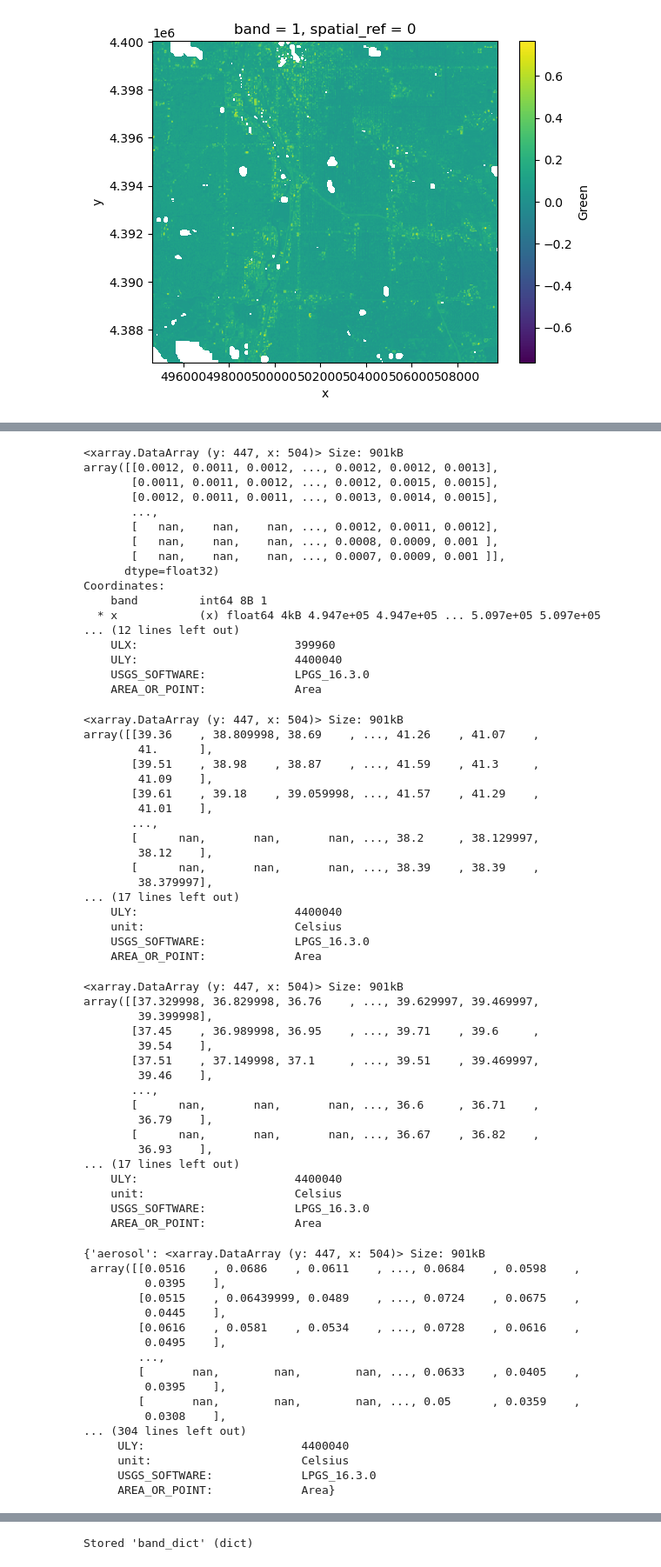
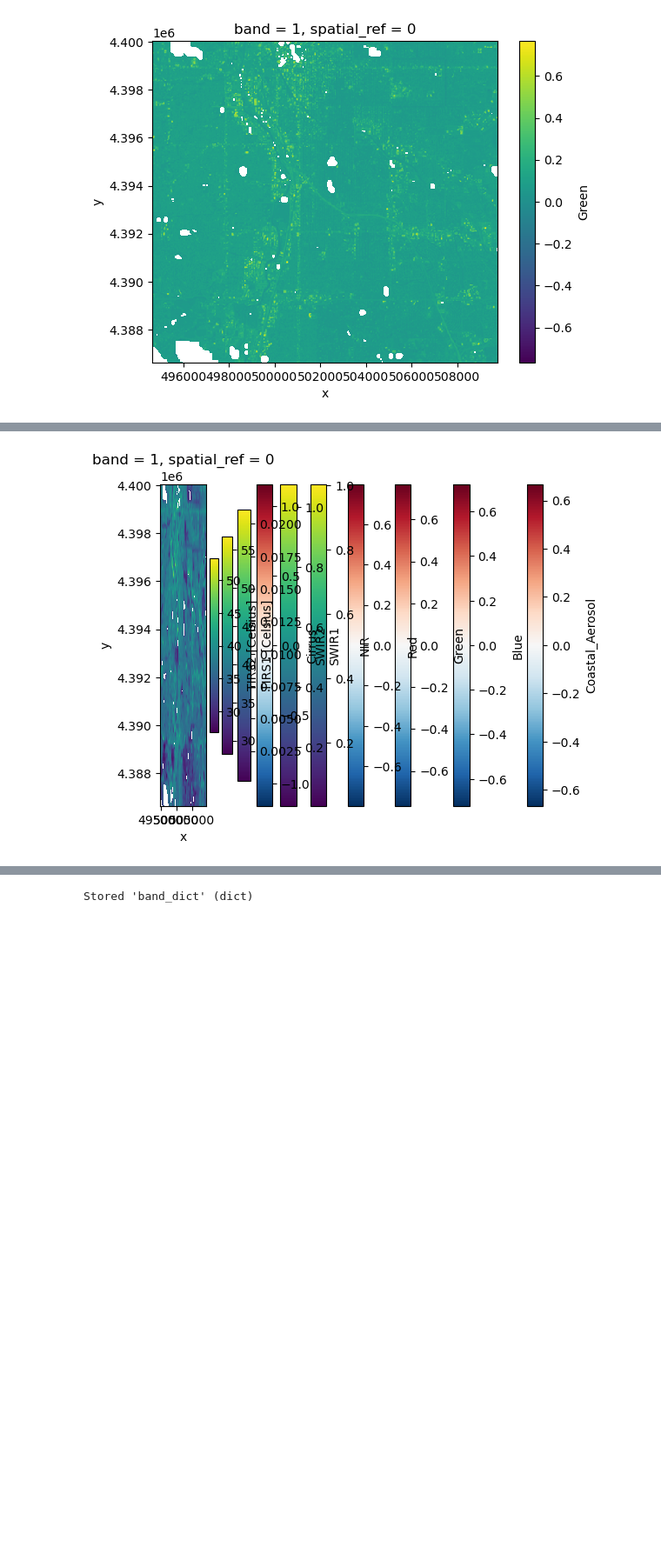
Before and after one commit to earthlab-education/03-redlining-amarangunic, a Jupyter notebook: notebooks/redlining-32-wrangle-multispectral.ipynb, the cells around one changed output, grey strips where cells are left out. Shown at 87% size. Drawn from its saved outputs; the diff is of its cells as text; code cells hidden in the pictures; blank space fills up the shorter version.

```diff
--- a/notebooks/redlining-32-wrangle-multispectral.ipynb
+++ b/notebooks/redlining-32-wrangle-multispectral.ipynb
@@ -309,7 +310,8 @@ for band_path in band_paths:
     # Open the band
     band_da = rxr.open_rasterio(band_path, mask_and_scale=True).squeeze()
     masked_da = band_da.where(cloud_mask)
-    display(masked_da)
+
+    masked_da.plot()
 
     #Accumulate
     band_dict[band_name] = masked_da
@@ -438,68 +338 @@ array([[0.1218    , 0.1363    , 0.13059999, ..., 0.17199999, 0.1457    ,
-<xarray.DataArray (y: 447, x: 504)> Size: 901kB
-array([[0.0012, 0.0011, 0.0012, ..., 0.0012, 0.0012, 0.0013],
-       [0.0011, 0.0011, 0.0012, ..., 0.0012, 0.0015, 0.0015],
-       [0.0012, 0.0011, 0.0011, ..., 0.0013, 0.0014, 0.0015],
-       ...,
-       [   nan,    nan,    nan, ..., 0.0012, 0.0011, 0.0012],
-       [   nan,    nan,    nan, ..., 0.0008, 0.0009, 0.001 ],
-       [   nan,    nan,    nan, ..., 0.0007, 0.0009, 0.001 ]],
-      dtype=float32)
-Coordinates:
-    band         int64 8B 1
-  * x            (x) float64 4kB 4.947e+05 4.947e+05 ... 5.097e+05 5.097e+05
-... (12 lines left out)
-    ULX:                       399960
-    ULY:                       4400040
-    USGS_SOFTWARE:             LPGS_16.3.0
-    AREA_OR_POINT:             Area
-<xarray.DataArray (y: 447, x: 504)> Size: 901kB
-array([[39.36    , 38.809998, 38.69    , ..., 41.26    , 41.07    ,
-        41.      ],
-       [39.51    , 38.98    , 38.87    , ..., 41.59    , 41.3     ,
-        41.09    ],
-       [39.61    , 39.18    , 39.059998, ..., 41.57    , 41.29    ,
-        41.01    ],
-       ...,
-       [      nan,       nan,       nan, ..., 38.2     , 38.129997,
-        38.12    ],
-       [      nan,       nan,       nan, ..., 38.39    , 38.39    ,
-        38.379997],
-... (17 lines left out)
-    ULY:                       4400040
-    unit:                      Celsius
-    USGS_SOFTWARE:             LPGS_16.3.0
-    AREA_OR_POINT:             Area
-<xarray.DataArray (y: 447, x: 504)> Size: 901kB
-array([[37.329998, 36.829998, 36.76    , ..., 39.629997, 39.469997,
-        39.399998],
-       [37.45    , 36.989998, 36.95    , ..., 39.71    , 39.6     ,
-        39.54    ],
-       [37.51    , 37.149998, 37.1     , ..., 39.51    , 39.469997,
-        39.46    ],
-       ...,
-       [      nan,       nan,       nan, ..., 36.6     , 36.71    ,
-        36.79    ],
-       [      nan,       nan,       nan, ..., 36.67    , 36.82    ,
-        36.93    ],
-... (17 lines left out)
-    ULY:                       4400040
-    unit:                      Celsius
-    USGS_SOFTWARE:             LPGS_16.3.0
-    AREA_OR_POINT:             Area
-{'aerosol': <xarray.DataArray (y: 447, x: 504)> Size: 901kB
- array([[0.0516    , 0.0686    , 0.0611    , ..., 0.0684    , 0.0598    ,
-         0.0395    ],
-        [0.0515    , 0.06439999, 0.0489    , ..., 0.0724    , 0.0675    ,
-         0.0445    ],
-        [0.0616    , 0.0581    , 0.0534    , ..., 0.0728    , 0.0616    ,
-         0.0495    ],
-        ...,
-        [       nan,        nan,        nan, ..., 0.0633    , 0.0405    ,
-         0.0395    ],
-        [       nan,        nan,        nan, ..., 0.05      , 0.0359    ,
-         0.0308    ],
-... (304 lines left out)
-     ULY:                       4400040
-     unit:                      Celsius
-     USGS_SOFTWARE:             LPGS_16.3.0
-     AREA_OR_POINT:             Area}
+[figure, added]
```
Also changed, not shown: parts of 4 cells of this notebook, 3 other files.
